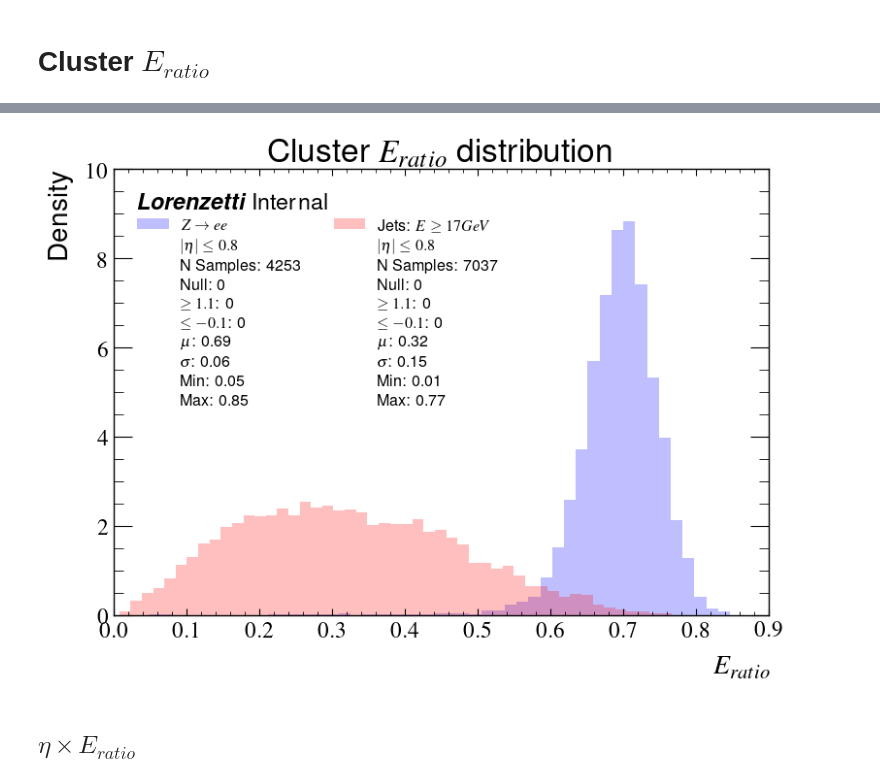
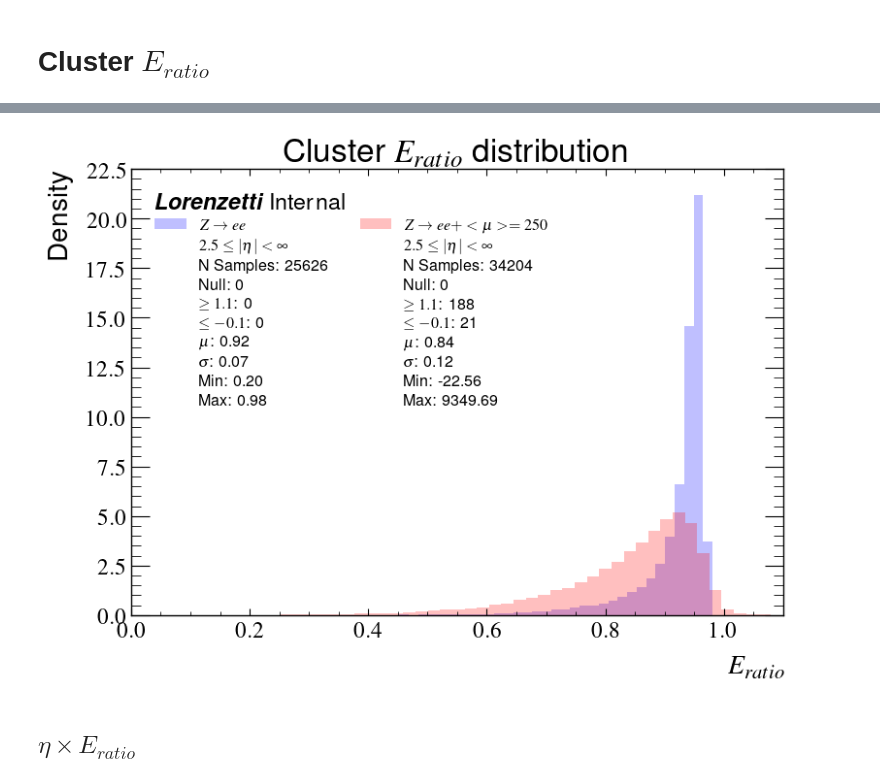
Before and after one commit to lucasbanunes/boosted-lorenzetti, a Jupyter notebook: cluster_profile.ipynb, the cells around one changed output, grey strips where cells are left out. Drawn from its saved outputs; the diff is of its cells as text; code cells hidden in the pictures.

```diff
--- a/cluster_profile.ipynb
+++ b/cluster_profile.ipynb
@@ -21,24 +20,24 @@ mpl.rc('text', usetex = True)
 # %% [markdown]
 # Load data
 # %%
-lzt_data = Path.home() / 'ext_data' / 'lorenzetti'
-output_dir = lzt_data / 'profiles' / 'boosted-lorenzetti-2025-04-18'
+lzt_data = Path.home() / 'data' / 'lorenzetti'
+output_dir = lzt_data / 'profiles' / 'minbias-zee-comparison-2025-07-03'
 output_dir.mkdir(exist_ok=True, parents=True)
 datasets = {}
 datasets['zee'] = {
     'ds': LztDataset.from_dir(
-        lzt_data / 'v2.1.0' / 'user.joao.pinto.mc25_13TeV.250401.Pythia8EvtGen_Zee'
+        lzt_data / 'v2.2.0' / 'user.joao.pinto.mc25_13TeV.250520.Pythia8EvtGen_Zee.100k'
     ),
     'color': 'blue',
     'label': '$Z \\to ee$',
 }
 
-datasets['jf17'] = {
+datasets['zee_w_pileup'] = {
     'ds': LztDataset.from_dir(
-        lzt_data / 'v2.1.0' / 'user.joao.pinto.mc25_13TeV.250401.Pythia8EvtGen_JF17'
+        lzt_data / 'v2.2.0' / 'user.joao.pinto.mc25_13TeV.250520.Pythia8EvtGen_Zee.100k.avgmu250_sigmamu50'
     ),
     'color': 'red',
-    'label': 'Jets: $E \\geq 17GeV$'
+    'label': '$Z \\to ee + <\\mu>=250$',
 }
 
 datasets
@@ -171,7 +183,7 @@ fig.savefig(output_dir/filename, bbox_inches='tight', dpi=300)
 # %% [markdown]
 # Cluster $\eta$
 # %%
-density = False
+density = True
 col_name = 'cl_eta'
 xlabel = '$\\eta$'
 
@@ -226,7 +238,7 @@ fig.savefig(output_dir/filename, bbox_inches='tight', dpi=300)
 # %% [markdown]
 # Cluster $\phi$
 # %%
-density = False
+density = True
 col_name = 'cl_phi'
 xlabel = '$\\phi$'
 
@@ -347,20 +359,22 @@ fig.savefig(output_dir/filename, bbox_inches='tight', dpi=300)
 density = True
 col_name = 'cl_eratio'
 xlabel = '$E_{{ratio}}$'
-eta_limit = 0.8
+eta_max = np.inf
+eta_min = 2.5
 
 if density:
-    filename = f'cl_eratio__abs_cl_eta_lower_{eta_limit}_distribution_density.png'
+    filename = f'cl_eratio__abs_cl_eta_min_{eta_min}_eta_max_{eta_max}_distribution_density.png'
     ylabel = 'Density'
 else:
-    filename = f'cl_eratio__abs_cl_eta_lower_{eta_limit}_distribution.png'
+    filename = f'cl_eratio__abs_cl_eta_min_{eta_min}_eta_max_{eta_max}_distribution.png'
     ylabel = 'Counts'
 
 fig, ax = plt.subplots()
 for name, dataset_info in datasets.items():
     logging.info(f'Plotting dataset {name}')
     plotdata = dataset_info['ntuple_pdf'][col_name]
-    in_eta_range = dataset_info['ntuple_pdf']['cl_eta'].abs() <= eta_limit
+    abs_eta = dataset_info['ntuple_pdf']['cl_eta'].abs()
+    in_eta_range = (abs_eta <= eta_max) & (abs_eta >= eta_min)
     plotdata = plotdata[in_eta_range]
     over_limit = plotdata >= 1.1
     under_limit = plotdata <= -0.1
@@ -376,6 +390,7 @@ for name, dataset_info in datasets.items():
             xlabel=xlabel,
             ylabel=ylabel,
             title=f'Cluster {xlabel} distribution',
+            xlim=(0,1.1)
         ),
         hist_kwargs=dict(
             histtype='stepfilled',
@@ -385,7 +400,13 @@ for name, dataset_info in datasets.items():
             alpha=0.25
         )
     )
-    ax.plot([], [], ' ', label=f'$|\\eta| \leq {eta_limit}$')
+    if eta_max == np.inf:
+        str_eta_max = '\\infty'
+        connector = '<'
+    else:
+        str_eta_max = str(eta_max)
+        connector = '\\leq'
+    ax.plot([], [], ' ', label=f'${eta_min} \\leq |\\eta| {connector} {str_eta_max}$')
     ax.plot([], [], ' ', label=f'N Samples: {len(plotdata)}')
     ax.plot([], [], ' ', label=f'Null: {is_null.sum()}')
     ax.plot([], [], ' ', label=f'$\\geq 1.1$: {over_limit.sum()}')
@@ -412,4 +433,4 @@ fig.savefig(output_dir/filename,
-[figure, old version]
+[figure, new version]
 # %% [markdown]
 ## $\eta \times E_{ratio}$
 # %%
```
Also changed, not shown: parts of 11 cells of this notebook, 15 other files.
